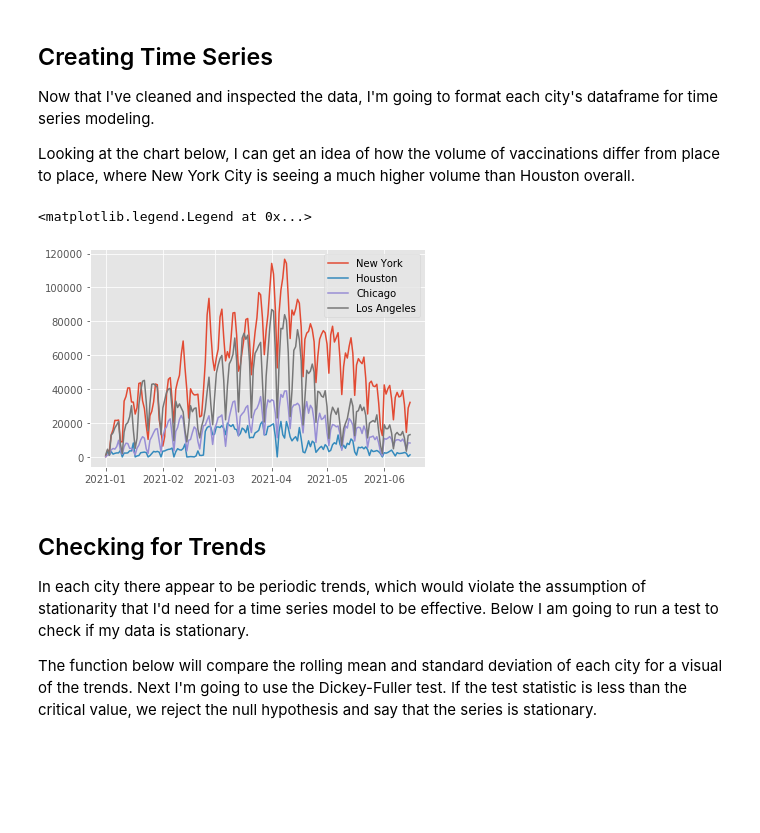
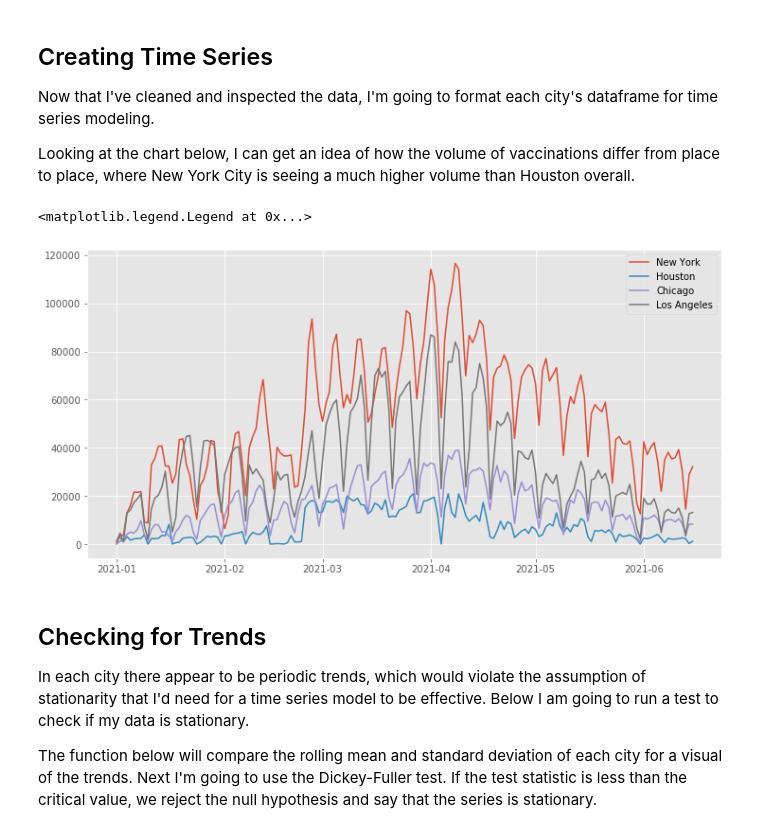
Before and after one commit to christisarv/2021-covid-vaccine-analysis, a Jupyter notebook: Vaccinantion Records Analysis.ipynb, the cells around one changed output. Drawn from its saved outputs; the diff is of its cells as text; code cells hidden in the pictures; blank space fills up the shorter version.

```diff
--- a/Vaccinantion Records Analysis.ipynb
+++ b/Vaccinantion Records Analysis.ipynb
@@ -15,10 +19,10 @@ import statsmodels.api as sm
 from statsmodels.tsa.stattools import adfuller
 # %%
 #importing all files
-nyc = pd.read_csv('vaccine-data/nyc.csv')
-houston = pd.read_csv('vaccine-data/Houston.csv')
-la = pd.read_csv('vaccine-data/la.csv')
-chicago = pd.read_csv('vaccine-data/chicago.csv')
+nyc = pd.read_csv('data/nyc.csv')
+houston = pd.read_csv('data/Houston.csv')
+la = pd.read_csv('data/la.csv')
+chicago = pd.read_csv('data/chicago.csv')
 # %% [markdown]
 ## Data Cleaning
 
@@ -110,16 +119,17 @@ chi_ts = chicago_merge.set_index('date')['total_doses']
 la_ts = la_merge.set_index('date')['total_doses']
 # %%
 #due to the groupby there is 1 null in the houston data
-hou_ts.dropna(inplace=True)
+hou_ts = hou_ts.dropna()
 # %%
+fig = plt.figure(figsize=(12,6))
 plt.plot(nyc_ts, label='New York')
 plt.plot(hou_ts, label='Houston')
 plt.plot(chi_ts, label='Chicago')
 plt.plot(la_ts, label='Los Angeles')
 plt.legend()
 # %% [output]
 <matplotlib.legend.Legend at 0x...>
-[figure, old version]
+[figure, new version]
 # %% [markdown]
 ## Checking for Trends
 
```
Also changed, not shown: parts of 42 cells of this notebook, 3 other files.
